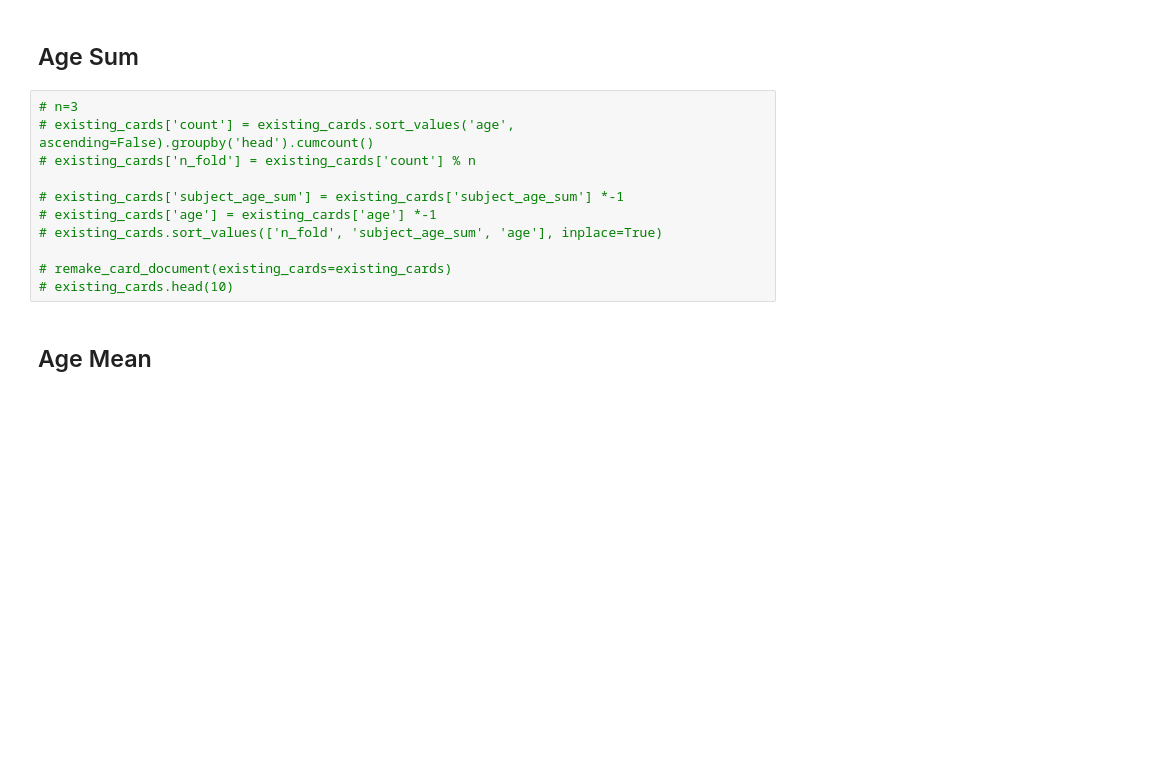
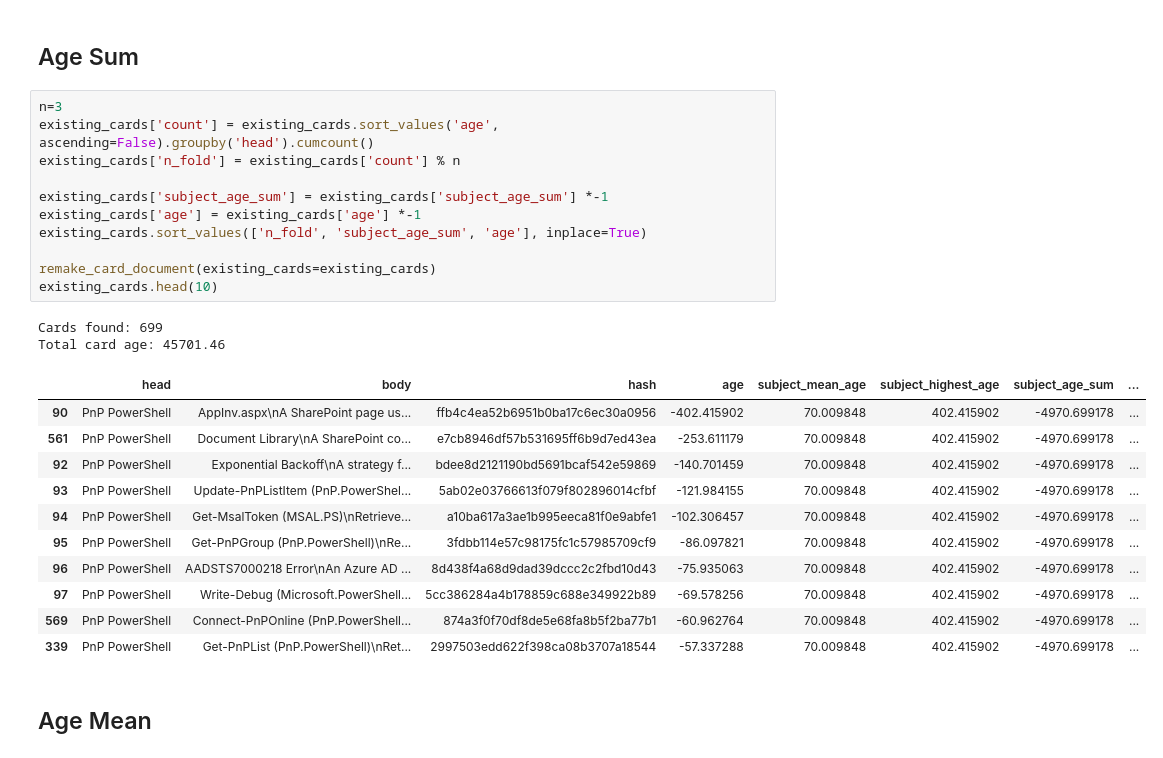
Before and after one commit to JayTY94/Certcards-refresh, a Jupyter notebook: shuffle.ipynb, the cells around one changed output. Drawn from its saved outputs; the diff is of its cells as text; blank space fills up the shorter version.

```diff
--- a/shuffle.ipynb
+++ b/shuffle.ipynb
@@ -184,16 +184,30 @@ sum of ages: ~45410.19
 # %% [markdown]
 ## Age Sum
 # %%
-# n=3
-# existing_cards['count'] = existing_cards.sort_values('age', ascending=False).groupby('head').cumcount()
-# existing_cards['n_fold'] = existing_cards['count'] % n
+n=3
+existing_cards['count'] = existing_cards.sort_values('age', ascending=False).groupby('head').cumcount()
+existing_cards['n_fold'] = existing_cards['count'] % n
 
-# existing_cards['subject_age_sum'] = existing_cards['subject_age_sum'] *-1
-# existing_cards['age'] = existing_cards['age'] *-1
-# existing_cards.sort_values(['n_fold', 'subject_age_sum', 'age'], inplace=True)
+existing_cards['subject_age_sum'] = existing_cards['subject_age_sum'] *-1
+existing_cards['age'] = existing_cards['age'] *-1
+existing_cards.sort_values(['n_fold', 'subject_age_sum', 'age'], inplace=True)
 
-# remake_card_document(existing_cards=existing_cards)
-# existing_cards.head(10)
+remake_card_document(existing_cards=existing_cards)
+existing_cards.head(10)
+# %% [output]
+Cards found: 699
+Total card age: 45701.46
+|  | head | body | hash | age | subject_mean_age | subject_highest_age | subject_age_sum | ... |
+| 90 | PnP PowerShell | AppInv.aspx\nA SharePoint page us... | ffb4c4ea52b6951b0ba17c6ec30a0956 | -402.415902 | 70.009848 | 402.415902 | -4970.699178 | ... |
+| 561 | PnP PowerShell | Document Library\nA SharePoint co... | e7cb8946df57b531695ff6b9d7ed43ea | -253.611179 | 70.009848 | 402.415902 | -4970.699178 | ... |
+| 92 | PnP PowerShell | Exponential Backoff\nA strategy f... | bdee8d2121190bd5691bcaf542e59869 | -140.701459 | 70.009848 | 402.415902 | -4970.699178 | ... |
+| 93 | PnP PowerShell | Update-PnPListItem (PnP.PowerShel... | 5ab02e03766613f079f802896014cfbf | -121.984155 | 70.009848 | 402.415902 | -4970.699178 | ... |
+| 94 | PnP PowerShell | Get-MsalToken (MSAL.PS)\nRetrieve... | a10ba617a3ae1b995eeca81f0e9abfe1 | -102.306457 | 70.009848 | 402.415902 | -4970.699178 | ... |
+| 95 | PnP PowerShell | Get-PnPGroup (PnP.PowerShell)\nRe... | 3fdbb114e57c98175fc1c57985709cf9 | -86.097821 | 70.009848 | 402.415902 | -4970.699178 | ... |
+| 96 | PnP PowerShell | AADSTS7000218 Error\nAn Azure AD ... | 8d438f4a68d9dad39dccc2c2fbd10d43 | -75.935063 | 70.009848 | 402.415902 | -4970.699178 | ... |
+| 97 | PnP PowerShell | Write-Debug (Microsoft.PowerShell... | 5cc386284a4b178859c688e349922b89 | -69.578256 | 70.009848 | 402.415902 | -4970.699178 | ... |
+| 569 | PnP PowerShell | Connect-PnPOnline (PnP.PowerShell... | 874a3f0f70df8de5e68fa8b5f2ba77b1 | -60.962764 | 70.009848 | 402.415902 | -4970.699178 | ... |
+| 339 | PnP PowerShell | Get-PnPList (PnP.PowerShell)\nRet... | 2997503edd622f398ca08b3707a18544 | -57.337288 | 70.009848 | 402.415902 | -4970.699178 | ... |
 # %% [markdown]
 ## Age Mean
 # %%
```
Also changed, not shown: parts of 6 cells of this notebook, 2 other files.
